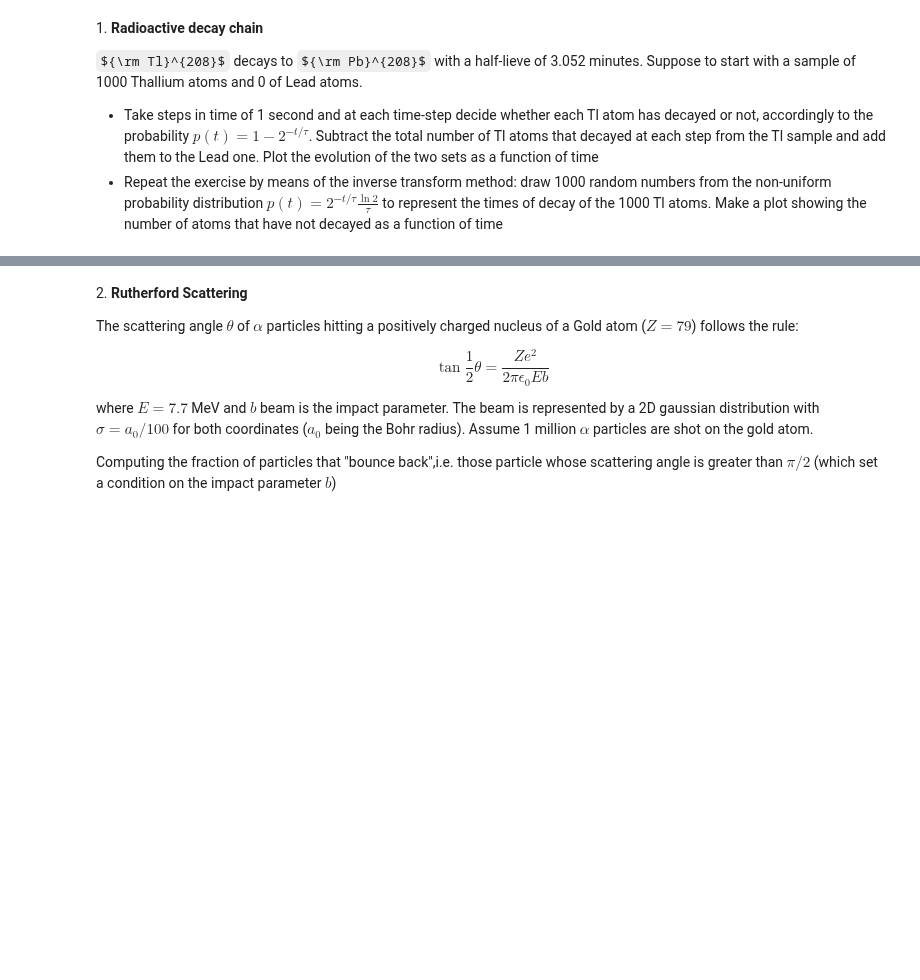
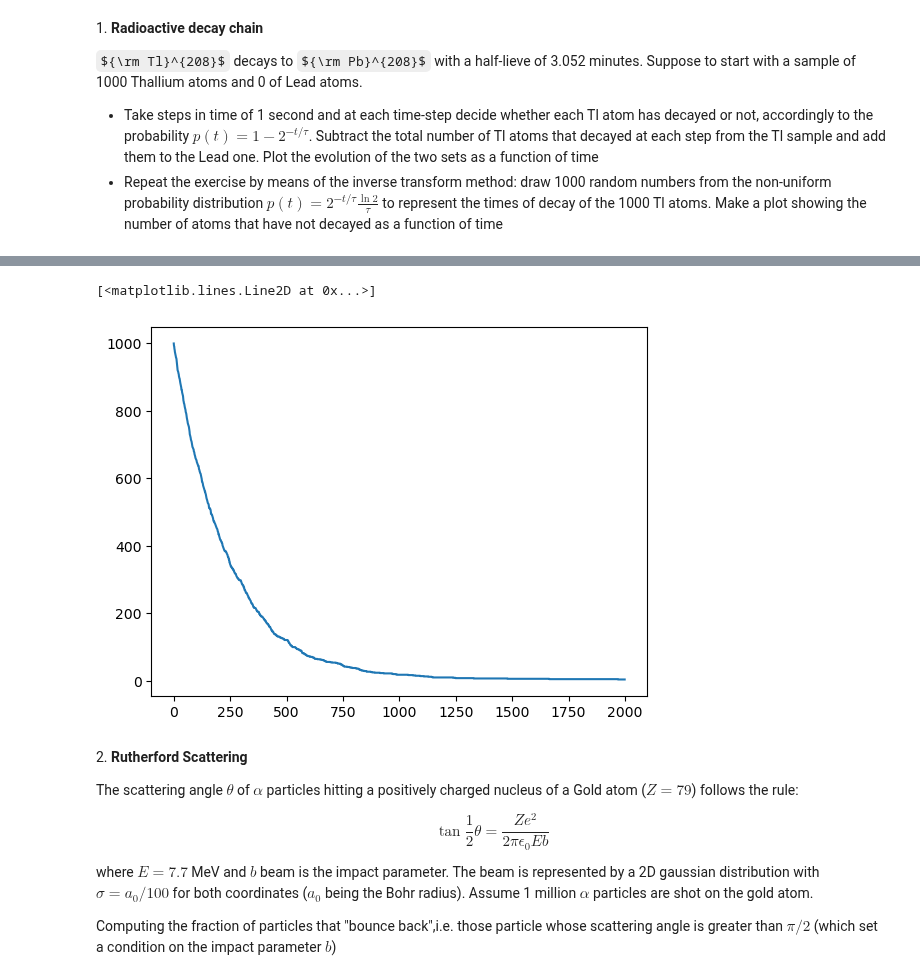
Before and after one commit to LeoPi314/LaboratoryOfComputationalPhysics_Y7, a Jupyter notebook: 10ex_MonteCarlo.ipynb, the cells around one changed output, grey strips where cells are left out. Saved outputs shown, nothing was run; the diff lists cells and outputs as text; code cells hidden in the pictures; some formulas as TeX source; blank space fills up the shorter version.

```diff
--- a/10ex_MonteCarlo.ipynb
+++ b/10ex_MonteCarlo.ipynb
@@ -59,3 +59,33 @@ plt.plot(time, Thallium)
+# %%
+def icf( x , tau ) :
+    return - np.log( 2. ) / tau * np.log( 1. - x )
+# max Thallium atoms
+max_T = 1000
+# time steps
+t_steps = 1000
+# tau
+tau = 3.052 * 60.
+# generate from uniform distribution
+u = np.random.uniform( 0, 1., t_steps )
+# time passed
+times = icf( u , tau )
+o_times = np.sort( times )
+
+#normal_times = np.floor(o_times/o_times[0])
+# some magic to normalize to the same value as before
+normal_times = np.floor(o_times*max_t/o_times[t_steps - 1 ])
+#print(normal_times)
+max_time = int(normal_times[t_steps - 1 ])
+time_steps = np.arange( max_time )
+Tl = np.zeros( max_time )
+Tl[0] = max_T
+#print( Tl.shape, o_times.shape, time_steps.shape )
+for i in range( 1, max_time ) :
+    Tl[ i ] = Tl[ i-1 ] - o_times[ normal_times == time_steps[ i ] ].shape[0]
+plt.plot( time_steps , Tl )
+# %% [output]
+[<matplotlib.lines.Line2D at 0x...>]
+[figure, added]
 # %% [markdown]
 2\. **Rutherford Scattering**
 
```
Also changed, not shown: parts of 5 cells of this notebook, 2 other files.
